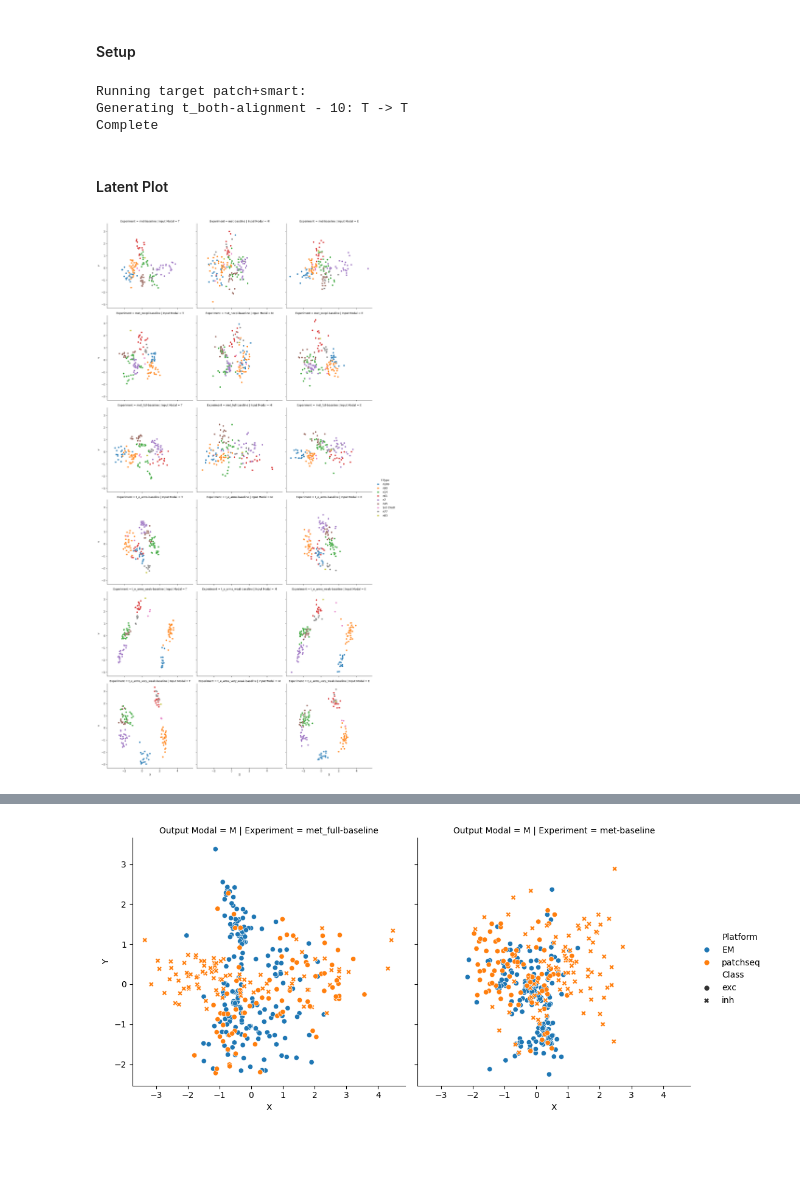
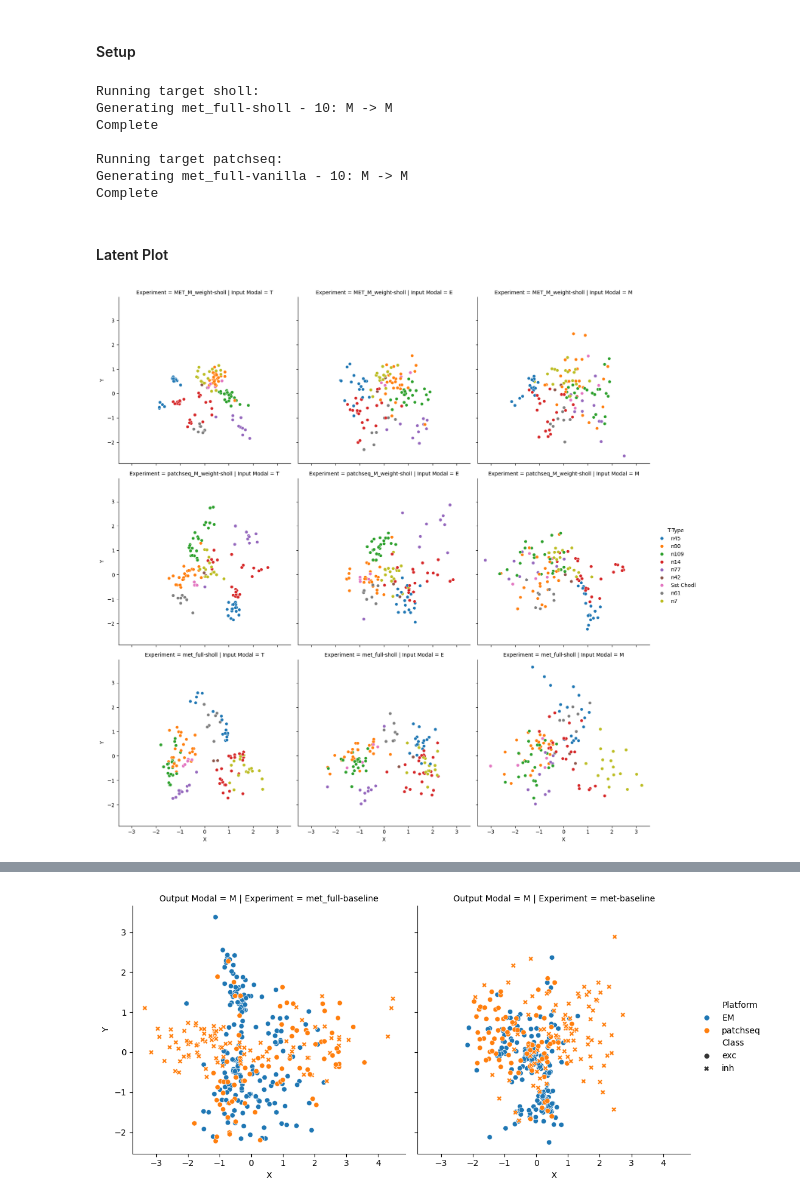
Before and after one commit to AllenInstitute/cplAE_MET, a Jupyter notebook: notebooks/LatentSpaces.ipynb, the cells around one changed output, grey strips where cells are left out. Cells and saved outputs as stored; diff of their text form; code cells hidden in the pictures; blank space fills up the shorter version.

```diff
--- a/notebooks/LatentSpaces.ipynb
+++ b/notebooks/LatentSpaces.ipynb
@@ -173,18 +174,19 @@ def build_table(scores, column_info, groups, num_decimals, exps = None):
         sorted_frame = combined_frame.sort_index(key = lambda series: series.map(lambda exp_name: groups.index(exp_name.split("-")[-1])))
     return sorted_frame
 
-def generate_2d_plot(exp_dict, fold, met, exps = [], data_map = []):
-    pca_dict = {}
+def generate_2d_plot(exp_dict, fold, met, exps = [], data_map = [], umap_transform = True):
+    transform_dict = {}
+    transf_model = umap.UMAP() if umap_transform else PCA(2)
     for (exp_name, folds) in exp_dict.items():
         all_latent = [latent for out_dict in folds[fold].values() for (latent, _) in out_dict.values()]
-        pca_dict[exp_name] = PCA(2).fit(np.concatenate(all_latent))
+        transform_dict[exp_name] = transf_model.fit(np.concatenate(all_latent))
     plot_data = {"Experiment": [], "Input Modal": [], "Output Modal": [], "X": [], "Y": []}
     exps = exp_dict.keys() if not exps else exps
     for (exp_name, folds) in exp_dict.items():
         if exp_name in exps:
             for (in_modal, out_dict) in folds[fold].items():
                 for (out_modal, (latent, specimens)) in out_dict.items():
-                    proj_latent = pca_dict[exp_name].transform(latent)
+                    proj_latent = transform_dict[exp_name].transform(latent)
                     cell_data = met.get_specimens(specimens)
                     plot_data["Experiment"].extend([exp_name]*specimens.size)
                     plot_data["Input Modal"].extend([in_modal]*specimens.size)
@@ -215,17 +217,19 @@ def sample_data(met_data, queries):
 # %% [markdown]
 ## Models
 # %%
-data_paths = {"patchseq": "../data/patchseq.hdf5",
-              "EM": "../data/EM.hdf5",
-              "smartseq": "../data/smartseq.hdf5",
-              "10x": "../data/10x.hdf5",
-              "trunc": "../data/patch_smart_trunc.hdf5"}
+data_paths = {"patchseq": "data/patchseq.hdf5",
+              "EM": "data/EM.hdf5",
+              "EM_sholl": "data/EM_sholl.hdf5",
+              "smartseq": "data/smartseq.hdf5",
+              "10x": "data/10x.hdf5",
+              "trunc": "data/patch_smart_trunc.hdf5"}
 data_keys = {
     "logcpm": [["patchseq", "logcpm"], ["smartseq", "logcpm_aligned"]], #[["trunc", "logcpm"], ["10x", "logcpm_aligned"]],
     "pca-ipfx": [["patchseq", "pca-ipfx"]],
-    "arbors": [["patchseq", "arbors"], ["EM", "arbors"]]}
+    "arbors": [["patchseq", "arbors"], ["EM", "arbors"]],
+    "sholl": [["patchseq", "sholl"], ["EM_sholl", "sholl"]]}
 met_data = MET_Data(data_paths, **data_keys)
-for form in ["logcpm", "pca-ipfx", "arbors"]:
+for form in ["logcpm", "pca-ipfx", "arbors", "sholl"]:
     met_data.cache_data(form)
 # %% [output]
 Caching logcpm...
@@ -294,31 +303,43 @@ general_targets = {
         "transform": {},
         "groups": {"var", "tight", "loose", "latent", "latentSmart"},
         "display": {"T": lambda x: 1 - x}
+    },
+    "sholl": {
+        "queries": [
+            ({"formats": [("logcpm", "pca-ipfx", "arbors", "sholl")]}, np.inf)],
+        "modalities": ["T", "E", "M"],
+        "transform": {},
+        "groups": {"var", "tight", "loose", "latent", "latentEM", "latentSmart", "slides"},
+        "display": {"T": lambda x: 1 - x, "E": lambda x: 1 - x, "M": lambda x: 1 - x}
     }
 }
 # %%
 general_latent = {}
 # %%
-specified = [("patch+smart", "alignment", "t_both-alignment")]
+specified = [("sholl", "sholl", None), ("patchseq", "vanilla", None)]
 # specified = [("patch+EM", "baseline", "met_full-baseline"), ("patch+EM", "baseline", "met-baseline")]
 # specified = [("patch+smart", "baseline", "met_full-baseline"), ("patch+smart", "baseline", "met-baseline")]
 # specified = [("patchseq", "baseline", None)]
 plan = generate_plan(specified, general_targets)
 general_latent = run_latent_plan(plan, general_targets, met_data, all_experiments, general_latent)
 # %% [output]
-Running target patch+smart:
-Generating t_both-alignment - 10: T -> T
+Running target sholl:
+Generating met_full-sholl - 10: M -> M
 Complete
+
+Running target patchseq:
+Generating met_full-vanilla - 10: M -> M
+Complete
 # %% [markdown]
 #### Latent Plot
 # %%
-merge_map = utils.get_tree_merge_map("../data/meta/tree_Mouse_ALM-VISp_2018.csv", "n4")
+merge_map = utils.get_tree_merge_map("data/meta/tree_Mouse_ALM-VISp_2018.csv", "n4")
 color_func = np.vectorize(lambda elem: merge_map[elem][-10])
 data_map = {
     ("T-Type", "hue", lambda data: color_func(np.char.strip(data["cluster_label"]))),
     ("Experiment", "row", None)
 }
-plot = generate_2d_plot(general_latent["patchseq"]["baseline"], 0, met_data, data_map = data_map)
+plot = generate_2d_plot(general_latent["sholl"]["sholl"], 0, met_data, data_map = data_map, umap_transform = False)
 plt.show()
 # %% [output]
-[figure, old version]
+[figure, new version]
```
Also changed, not shown: parts of 11 cells of this notebook, 3 other files.
